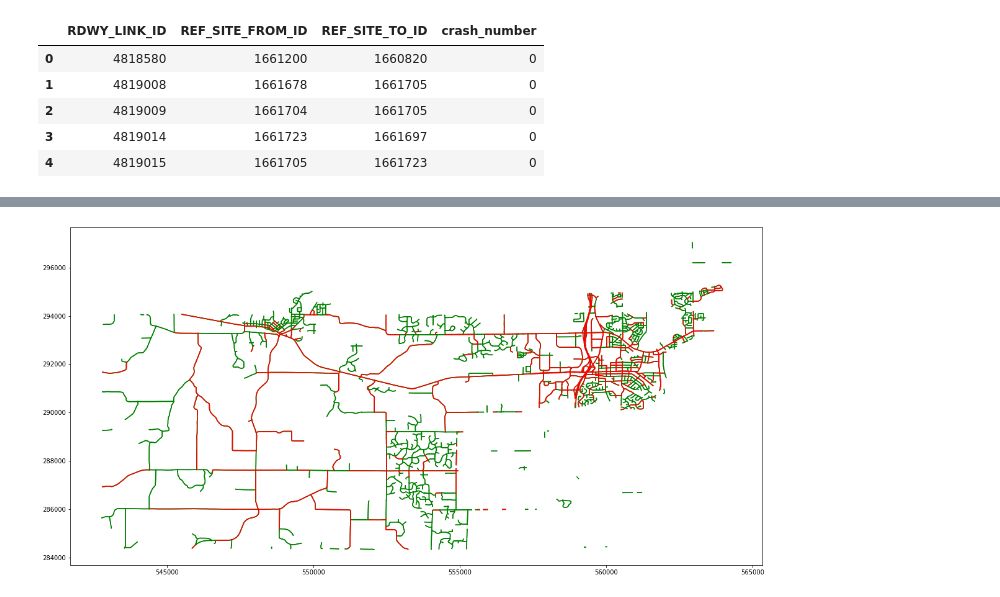
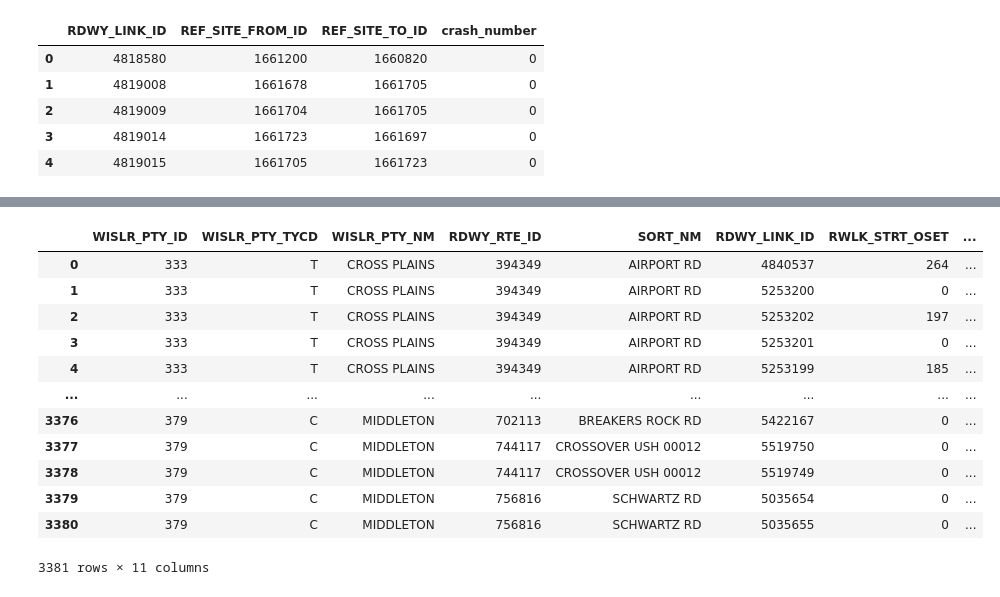
Before and after one commit to WalterLu3/Transportation, a Jupyter notebook: extract_road_data.ipynb, the cells around one changed output, grey strips where cells are left out. Saved outputs shown, nothing was run; the diff lists cells and outputs as text; code cells hidden in the pictures.

```diff
--- a/extract_road_data.ipynb
+++ b/extract_road_data.ipynb
@@ -229,22 +229,22 @@ No errors, CSV2GDX time = 25ms
-# %%
-#visualize crash locations
-
-crash_happen = list(crash_file[crash_file['crash_number'] > 0]['RDWY_LINK_ID'])
-plt.rcParams["figure.figsize"] = (20,10)
-plt.figure()
-
-for sp in shape.shapeRecords():
-    road_id = sp.record[43]
-    x = [i[0] for i in sp.shape.points[:]]
-    y = [i[1] for i in sp.shape.points[:]]
-    plt.plot(x,y,'g')
-
-for sp in shape.shapeRecords():
-    road_id = sp.record[43]
-    x = [i[0] for i in sp.shape.points[:]]
-    y = [i[1] for i in sp.shape.points[:]]
-    if road_id in crash_happen:
-        plt.plot(x,y,'r')
-plt.show()
-# %% [output]
-[figure, removed]
+# %%
+# speed data
+
+#read rte_link data
+link_rte_path = os.path.join("transportation_data","wislr-data","wislr_rdwy_rte_link.csv")
+link_rte_data = pd.read_csv(link_rte_path)
+# %%
+link_rte_data
+# %% [output]
+|  | WISLR_PTY_ID | WISLR_PTY_TYCD | WISLR_PTY_NM | RDWY_RTE_ID | SORT_NM | RDWY_LINK_ID | RWLK_STRT_OSET | ... |
+| 0 | 333 | T | CROSS PLAINS | 394349 | AIRPORT RD | 4840537 | 264 | ... |
+| 1 | 333 | T | CROSS PLAINS | 394349 | AIRPORT RD | 5253200 | 0 | ... |
+| 2 | 333 | T | CROSS PLAINS | 394349 | AIRPORT RD | 5253202 | 197 | ... |
+| 3 | 333 | T | CROSS PLAINS | 394349 | AIRPORT RD | 5253201 | 0 | ... |
+| 4 | 333 | T | CROSS PLAINS | 394349 | AIRPORT RD | 5253199 | 185 | ... |
+| ... | ... | ... | ... | ... | ... | ... | ... | ... |
+| 3376 | 379 | C | MIDDLETON | 702113 | BREAKERS ROCK RD | 5422167 | 0 | ... |
+| 3377 | 379 | C | MIDDLETON | 744117 | CROSSOVER USH 00012 | 5519750 | 0 | ... |
+| 3378 | 379 | C | MIDDLETON | 744117 | CROSSOVER USH 00012 | 5519749 | 0 | ... |
+| 3379 | 379 | C | MIDDLETON | 756816 | SCHWARTZ RD | 5035654 | 0 | ... |
+| 3380 | 379 | C | MIDDLETON | 756816 | SCHWARTZ RD | 5035655 | 0 | ... |
+3381 rows × 11 columns
```
Also changed, not shown: parts of 12 cells of this notebook, 5 other files.
